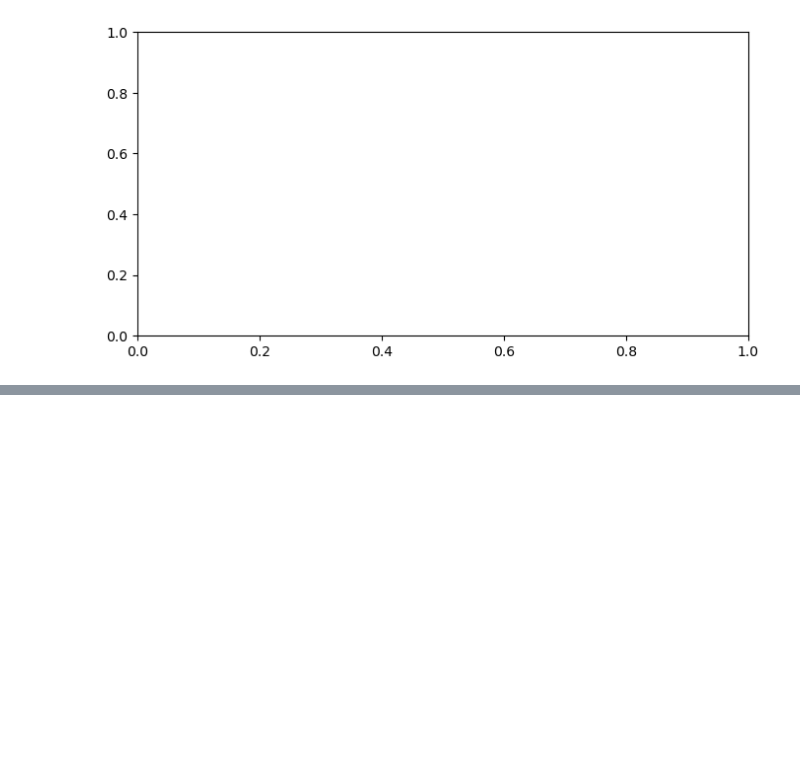
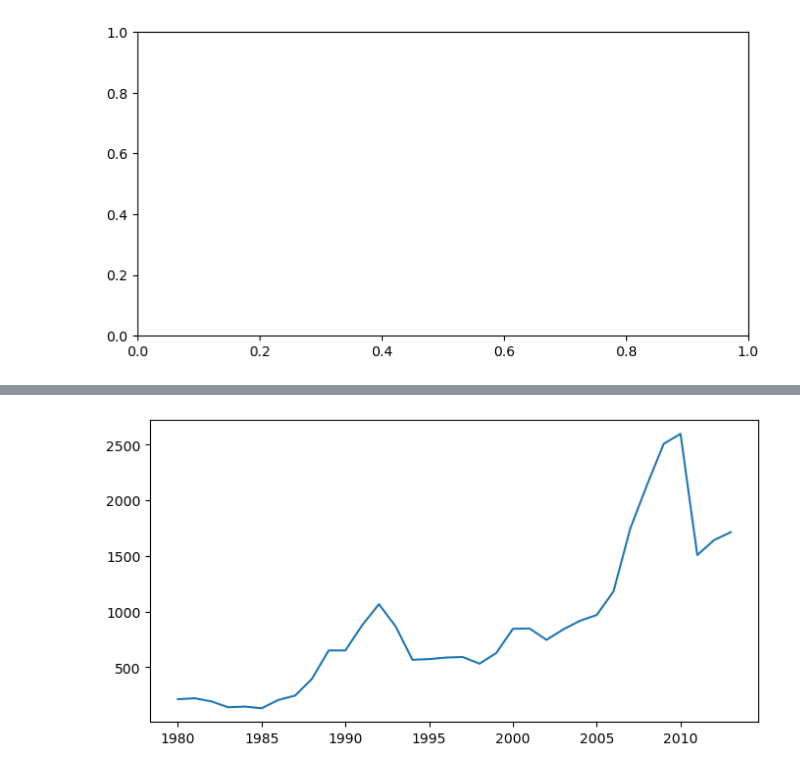
Before and after one commit to CaiooooulMartins/Projeto-Comportamento_Migratorio_na_America_do_Sul, a Jupyter notebook: Comportamento Migratório.ipynb, the cells around one changed output, grey strips where cells are left out. Saved outputs shown, nothing was run; the diff lists cells and outputs as text; code cells hidden in the pictures; blank space fills up the shorter version.

```diff
--- a/Comportamento Migratório.ipynb
+++ b/Comportamento Migratório.ipynb
@@ -70,0 +136,9 @@ fig, ax = plt.subplots(figsize=(8,4))
+# %%
+#Agora separando os anos de 5 em 5 anos
+
+fig, ax = plt.subplots(figsize=(8,4))
+ax.plot(dados_brasil['ano'], dados_brasil['imigrantes'])
+ax.xaxis.set_major_locator(plt.MultipleLocator(5))
+plt.show()
+# %% [output]
+[figure, added]
```
Also changed, not shown: parts of 21 cells of this notebook.
